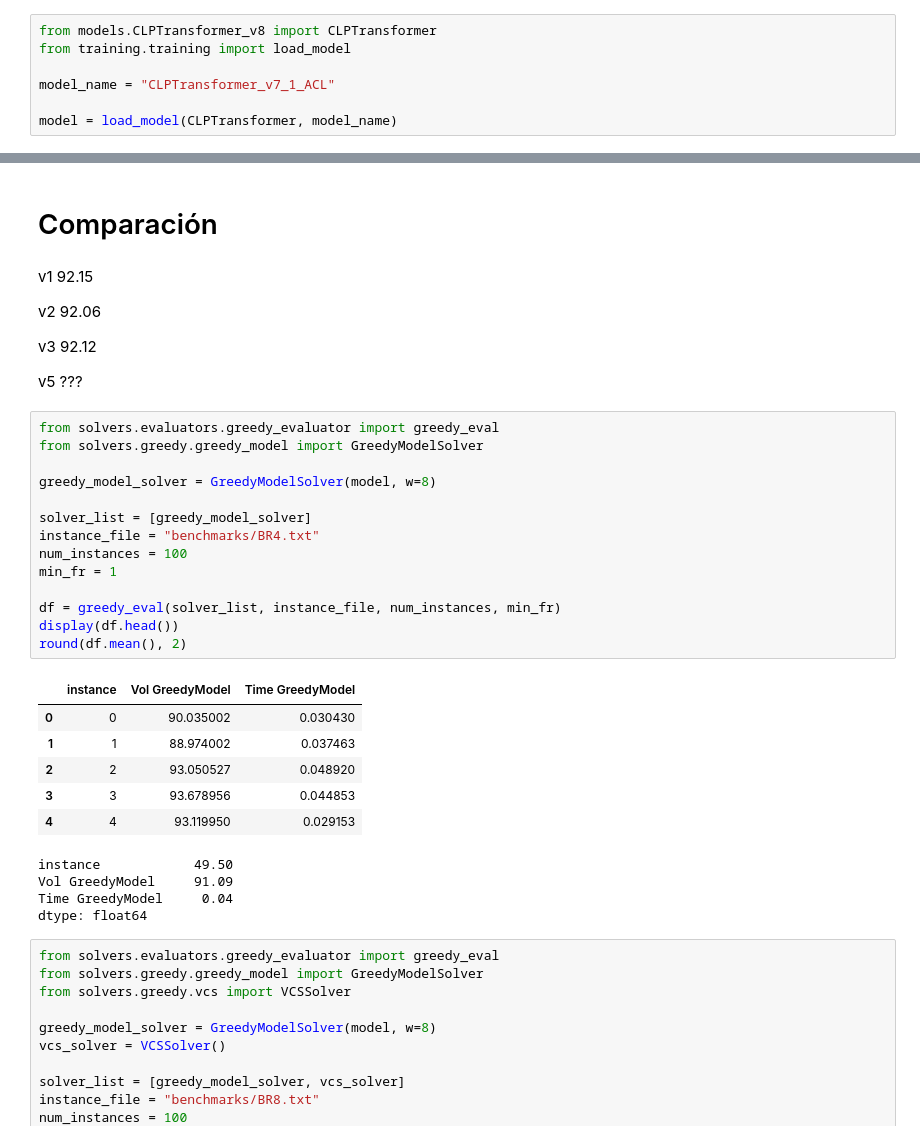
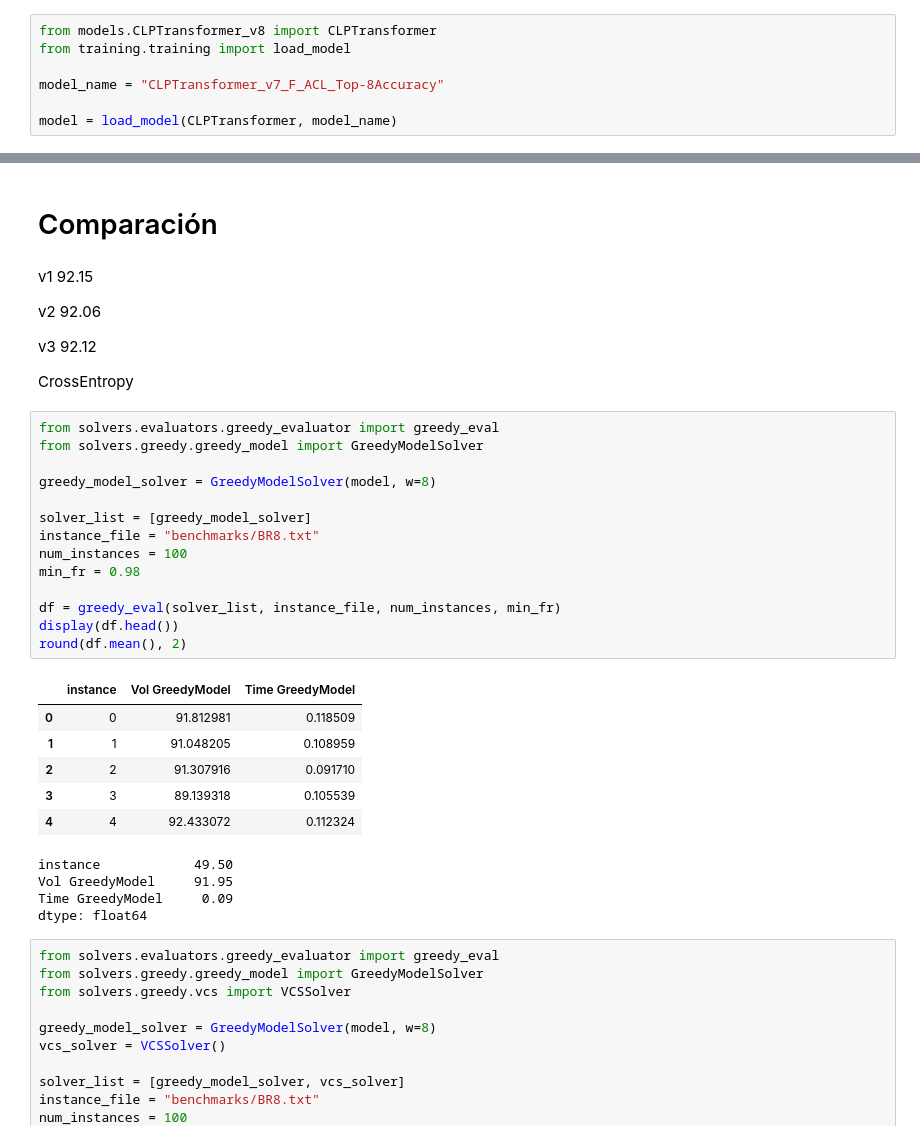
Before and after one commit to OscarRojasG/CLP-Framework, a Jupyter notebook: notebooks/solver.ipynb, the cells around one changed output, grey strips where cells are left out. Cells and saved outputs as stored; diff of their text form.

```diff
--- a/notebooks/solver.ipynb
+++ b/notebooks/solver.ipynb
@@ -5,7 +5,7 @@
 from models.CLPTransformer_v8 import CLPTransformer
 from training.training import load_model
 
-model_name = "CLPTransformer_v7_1_ACL"
+model_name = "CLPTransformer_v7_F_ACL_Top-8Accuracy"
 
 model = load_model(CLPTransformer, model_name)
 # %% [markdown]
@@ -105,31 +105,31 @@ v2 92.06
 
 v3 92.12
 
-v5 ???
+CrossEntropy
 # %%
 from solvers.evaluators.greedy_evaluator import greedy_eval
 from solvers.greedy.greedy_model import GreedyModelSolver
 
 greedy_model_solver = GreedyModelSolver(model, w=8)
 
 solver_list = [greedy_model_solver]
-instance_file = "benchmarks/BR4.txt"
+instance_file = "benchmarks/BR8.txt"
 num_instances = 100
-min_fr = 1
+min_fr = 0.98
 
 df = greedy_eval(solver_list, instance_file, num_instances, min_fr)
 display(df.head())
 round(df.mean(), 2)
 # %% [output]
 |  | instance | Vol GreedyModel | Time GreedyModel |
-| 0 | 0 | 90.035002 | 0.030430 |
-| 1 | 1 | 88.974002 | 0.037463 |
-| 2 | 2 | 93.050527 | 0.048920 |
-| 3 | 3 | 93.678956 | 0.044853 |
-| 4 | 4 | 93.119950 | 0.029153 |
+| 0 | 0 | 91.812981 | 0.118509 |
+| 1 | 1 | 91.048205 | 0.108959 |
+| 2 | 2 | 91.307916 | 0.091710 |
+| 3 | 3 | 89.139318 | 0.105539 |
+| 4 | 4 | 92.433072 | 0.112324 |
 instance            49.50
-Vol GreedyModel     91.09
-Time GreedyModel     0.04
+Vol GreedyModel     91.95
+Time GreedyModel     0.09
 dtype: float64
 # %%
 from solvers.evaluators.greedy_evaluator import greedy_eval
```
Also changed, not shown: parts of 2 cells of this notebook, 4 other files.
